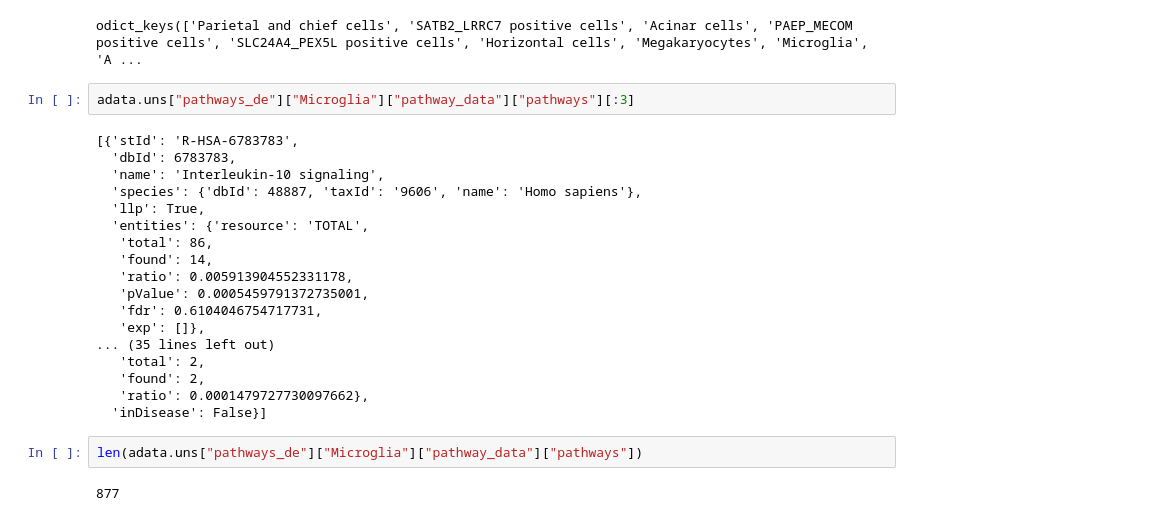
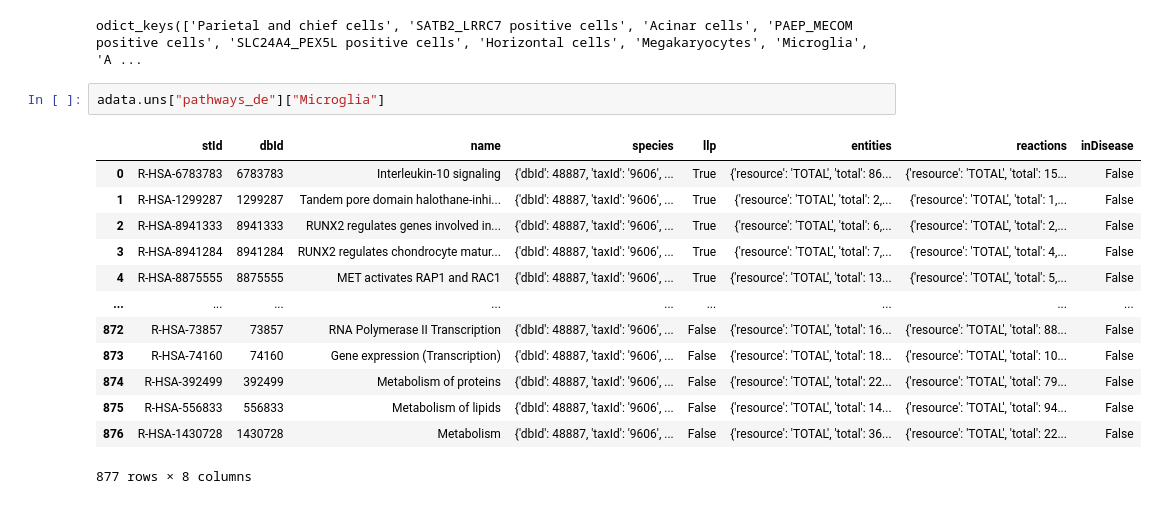
Before and after one commit to reactome/descartes_rpa, a Jupyter notebook: demo/loom_analysis.ipynb, the cells around one changed output. Drawn from its saved outputs; the diff is of its cells as text.

```diff
--- a/demo/loom_analysis.ipynb
+++ b/demo/loom_analysis.ipynb
@@ -205,26 +197,18 @@ adata.uns["pathways_de"].keys()
 # %% [output]
 odict_keys(['Parietal and chief cells', 'SATB2_LRRC7 positive cells', 'Acinar cells', 'PAEP_MECOM positive cells', 'SLC24A4_PEX5L positive cells', 'Horizontal cells', 'Megakaryocytes', 'Microglia', 'A ...
 # %%
-adata.uns["pathways_de"]["Microglia"]["pathway_data"]["pathways"][:3]
+adata.uns["pathways_de"]["Microglia"]
 # %% [output]
+|  | stId | dbId | name | species | llp | entities | reactions | inDisease |
+| 0 | R-HSA-6783783 | 6783783 | Interleukin-10 signaling | {'dbId': 48887, 'taxId': '9606', ... | True | {'resource': 'TOTAL', 'total': 86... | {'resource': 'TOTAL', 'total': 15... | False |
+| 1 | R-HSA-1299287 | 1299287 | Tandem pore domain halothane-inhi... | {'dbId': 48887, 'taxId': '9606', ... | True | {'resource': 'TOTAL', 'total': 2,... | {'resource': 'TOTAL', 'total': 1,... | False |
+| 2 | R-HSA-8941333 | 8941333 | RUNX2 regulates genes involved in... | {'dbId': 48887, 'taxId': '9606', ... | True | {'resource': 'TOTAL', 'total': 6,... | {'resource': 'TOTAL', 'total': 2,... | False |
+| 3 | R-HSA-8941284 | 8941284 | RUNX2 regulates chondrocyte matur... | {'dbId': 48887, 'taxId': '9606', ... | True | {'resource': 'TOTAL', 'total': 7,... | {'resource': 'TOTAL', 'total': 4,... | False |
+| 4 | R-HSA-8875555 | 8875555 | MET activates RAP1 and RAC1 | {'dbId': 48887, 'taxId': '9606', ... | True | {'resource': 'TOTAL', 'total': 13... | {'resource': 'TOTAL', 'total': 5,... | False |
+| ... | ... | ... | ... | ... | ... | ... | ... | ... |
+| 872 | R-HSA-73857 | 73857 | RNA Polymerase II Transcription | {'dbId': 48887, 'taxId': '9606', ... | False | {'resource': 'TOTAL', 'total': 16... | {'resource': 'TOTAL', 'total': 88... | False |
+| 873 | R-HSA-74160 | 74160 | Gene expression (Transcription) | {'dbId': 48887, 'taxId': '9606', ... | False | {'resource': 'TOTAL', 'total': 18... | {'resource': 'TOTAL', 'total': 10... | False |
+| 874 | R-HSA-392499 | 392499 | Metabolism of proteins | {'dbId': 48887, 'taxId': '9606', ... | False | {'resource': 'TOTAL', 'total': 22... | {'resource': 'TOTAL', 'total': 79... | False |
+| 875 | R-HSA-556833 | 556833 | Metabolism of lipids | {'dbId': 48887, 'taxId': '9606', ... | False | {'resource': 'TOTAL', 'total': 14... | {'resource': 'TOTAL', 'total': 94... | False |
+| 876 | R-HSA-1430728 | 1430728 | Metabolism | {'dbId': 48887, 'taxId': '9606', ... | False | {'resource': 'TOTAL', 'total': 36... | {'resource': 'TOTAL', 'total': 22... | False |
-[{'stId': 'R-HSA-6783783',
-  'dbId': 6783783,
-  'name': 'Interleukin-10 signaling',
-  'species': {'dbId': 48887, 'taxId': '9606', 'name': 'Homo sapiens'},
-  'llp': True,
-  'entities': {'resource': 'TOTAL',
-   'total': 86,
-   'found': 14,
-   'ratio': 0.005913904552331178,
-   'pValue': 0.0005459791372735001,
-   'fdr': 0.6104046754717731,
-   'exp': []},
-... (35 lines left out)
-   'total': 2,
-   'found': 2,
-   'ratio': 0.0001479727730097662},
-  'inDisease': False}]
+877 rows × 8 columns
-# %%
-len(adata.uns["pathways_de"]["Microglia"]["pathway_data"]["pathways"])
-# %% [output]
-877
```
Also changed, not shown: parts of 6 cells of this notebook.
